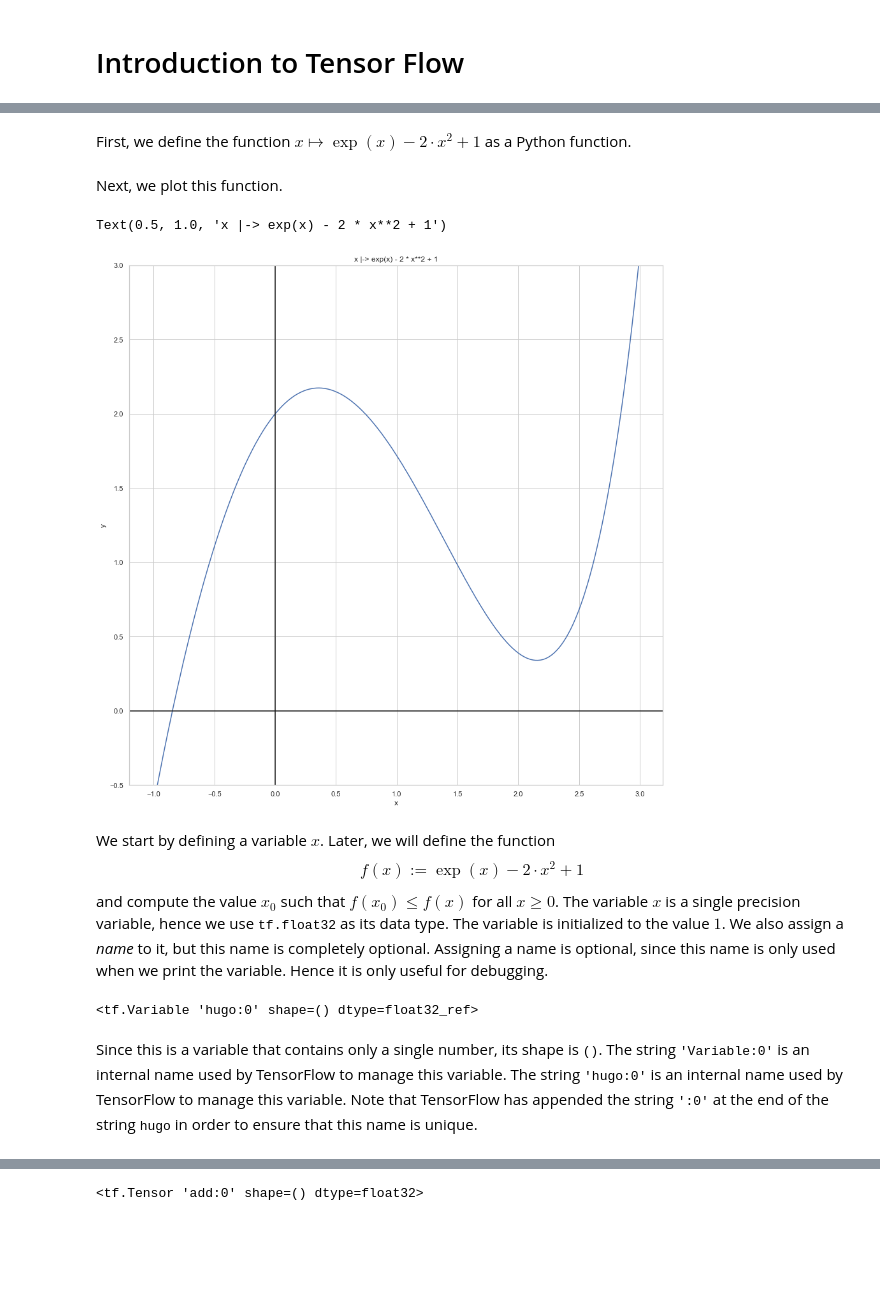
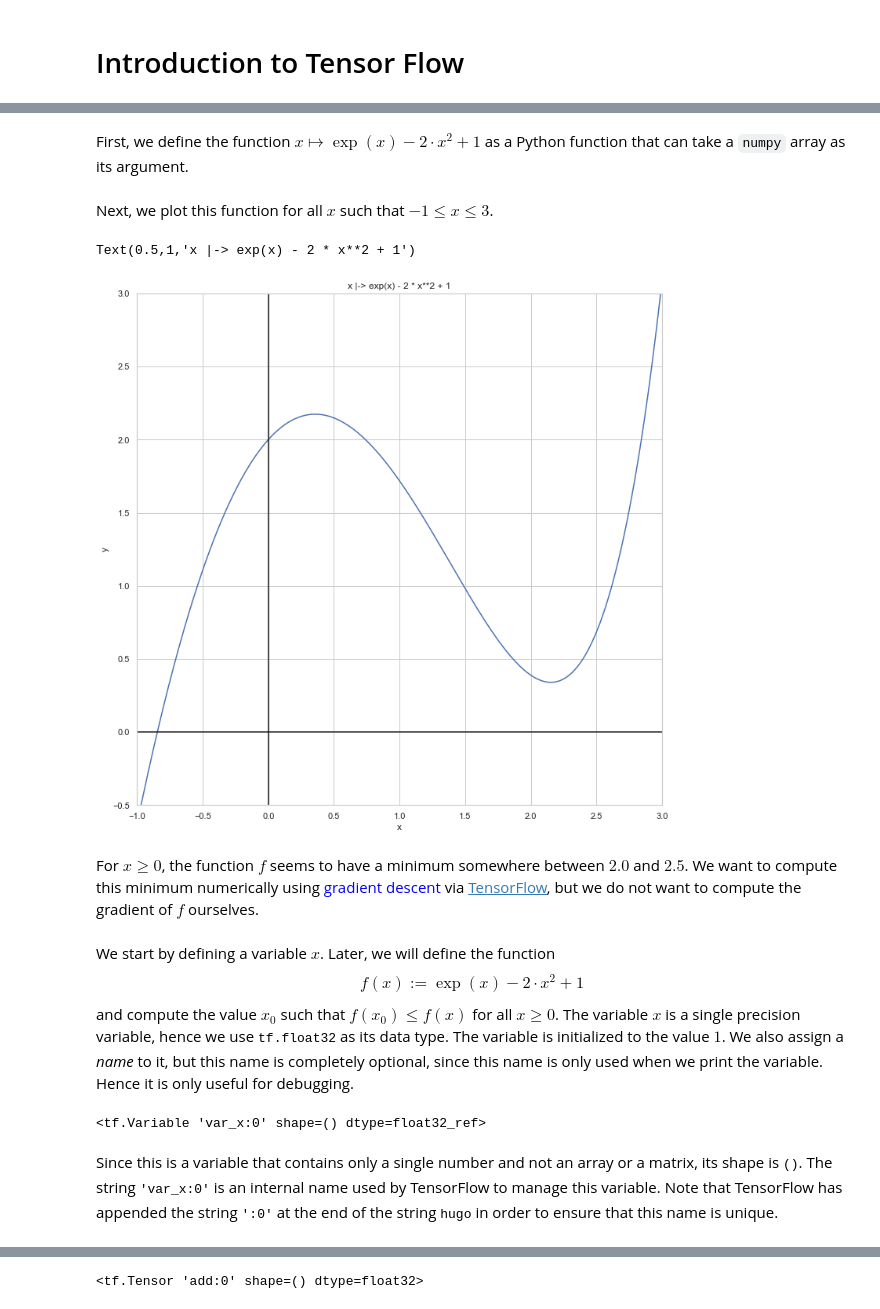
Before and after one commit to karlstroetmann/Artificial-Intelligence, a Jupyter notebook: Python/TensorFlow-Minimize.ipynb, the cells around one changed output, grey strips where cells are left out. Cells and saved outputs as stored; diff of their text form; code cells hidden in the pictures; blank space fills up the shorter version.

```diff
--- a/Python/TensorFlow-Minimize.ipynb
+++ b/Python/TensorFlow-Minimize.ipynb
@@ -15,36 +17,45 @@ import seaborn           as sns
 # %% [markdown]
-First, we define the function $x \mapsto \exp(x) - 2 \cdot x^2 + 1$ as a Python function.
+First, we define the function $x \mapsto \exp(x) - 2 \cdot x^2 + 1$ as a Python function that can take a
+`numpy` array as its argument.
 # %%
 def fm(x):
     return np.exp(x) - 2 * x**2 + 1
 # %% [markdown]
-Next, we plot this function.
+Next, we plot this function for all $x$ such that $-1 \leq x \leq 3$.
 # %%
 Xs = np.arange(-1.0, 3, 0.01)
 Ys = fm(Xs)
-plt.figure(figsize=(15,15))
+plt.figure(figsize=(12,12))
 sns.set(style='whitegrid')
 sns.lineplot(Xs, Ys, color='b')
 plt.axvline(x=0.0, c='k')
 plt.axhline(y=0.0, c='k')
 plt.ylim(-0.5, 3.0)
+plt.xlim(-1.0, 3,0)
 plt.xlabel('x')
 plt.ylabel('y')
 plt.title('x |-> exp(x) - 2 * x**2 + 1')
 # %% [output]
-Text(0.5, 1.0, 'x |-> exp(x) - 2 * x**2 + 1')
+Text(0.5,1,'x |-> exp(x) - 2 * x**2 + 1')
-[figure, old version]
+[figure, new version]
+# %% [markdown]
+For $x \geq 0$, the function $f$ seems to have a minimum somewhere between $2.0$ and $2.5$.  We want to compute this minimum numerically using <font style="color:blue;">gradient descent</font> via
+<a href="https://www.tensorflow.org">TensorFlow</a>, but we do not want to compute the gradient of
+$f$ ourselves.
 # %%
 import tensorflow as tf
 # %% [markdown]
 We start by defining a variable $x$.  Later, we will define the function
 $$ f(x) := \exp(x) - 2 \cdot x^2 + 1 $$
-and compute the value $x_0$ such that $f(x_0) \leq f(x)$ for all $x \geq 0$.  The variable $x$ is a single precision variable, hence we use <tt>tf.float32</tt> as its data type.  The variable is initialized to the value $1$.  We also assign a *name* to it, but this name is completely optional.  Assigning a name is optional, since this name is only used when we print the variable.  Hence it is only useful for debugging.
+and compute the value $x_0$ such that $f(x_0) \leq f(x)$ for all $x \geq 0$.  The variable $x$ is a single precision variable, hence we use <tt>tf.float32</tt> as its data type.  The variable is initialized to the value $1$.  We also assign a *name* to it, but this name is completely optional, since this name is only used when we
+print the variable.  Hence it is only useful for debugging.
 # %%
-x = tf.Variable(1, dtype=tf.float32, name='hugo')
+x = tf.Variable(1, dtype=tf.float32, name='var_x')
 x
 # %% [output]
-<tf.Variable 'hugo:0' shape=() dtype=float32_ref>
+<tf.Variable 'var_x:0' shape=() dtype=float32_ref>
 # %% [markdown]
-Since this is a variable that contains only a single number, its shape is <tt>()</tt>.  The string <tt>'Variable:0'</tt> is an internal name used by TensorFlow to manage this variable.  The string <tt>'hugo:0'</tt> is an internal name used by TensorFlow to manage this variable.  Note that TensorFlow has appended the string <tt>':0'</tt> at the end of the string <tt>hugo</tt> in order to ensure that this name is unique.
+Since this is a variable that contains only a single number and not an array or a matrix, its shape is
+<tt>()</tt>.  The string <tt>'var_x:0'</tt> is an internal name used by TensorFlow to manage this variable.
+Note that TensorFlow has appended the string <tt>':0'</tt> at the end of the string <tt>hugo</tt> in order to ensure that this name is unique.
 # %% [markdown]
```
Also changed, not shown: parts of 13 cells of this notebook, 6 other files.
